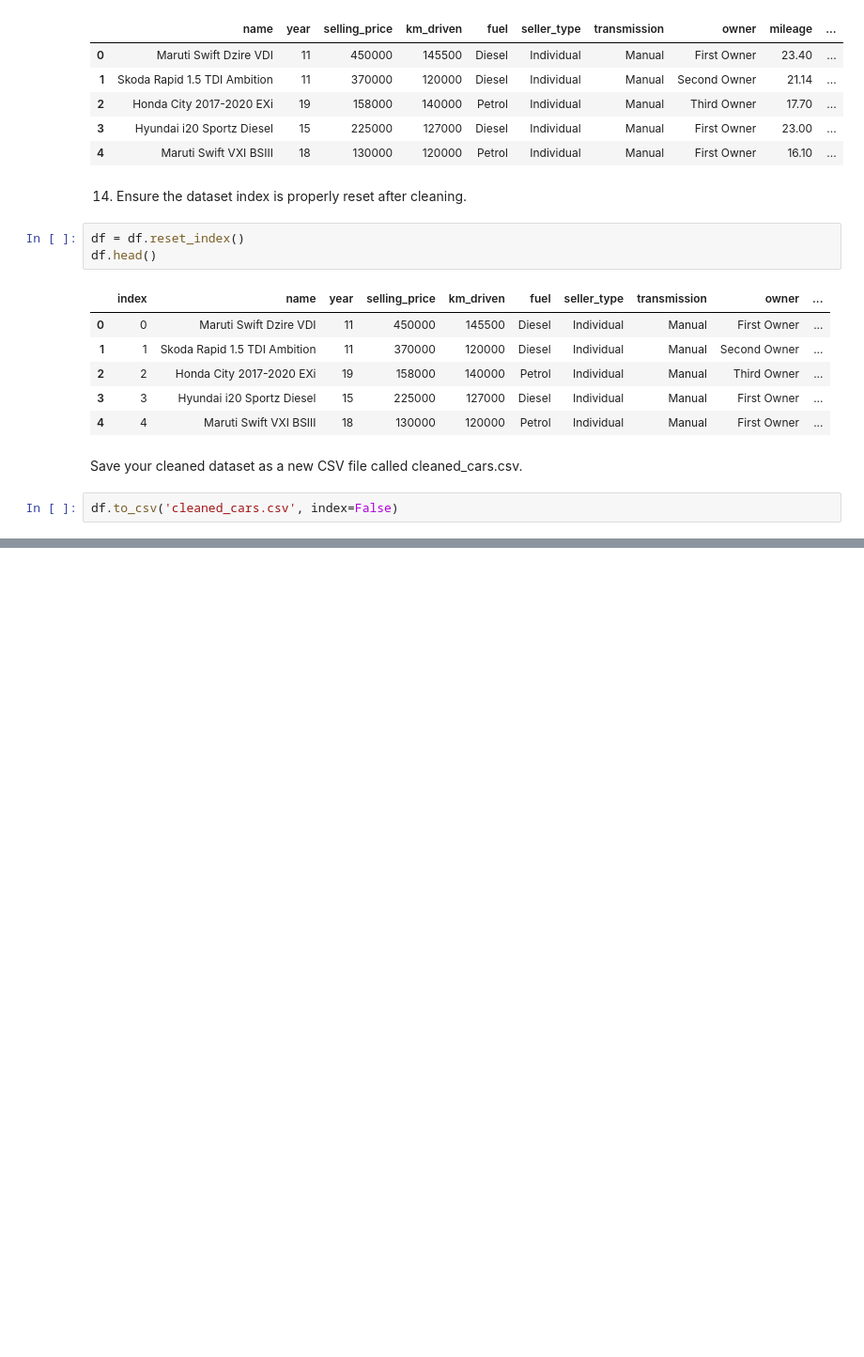
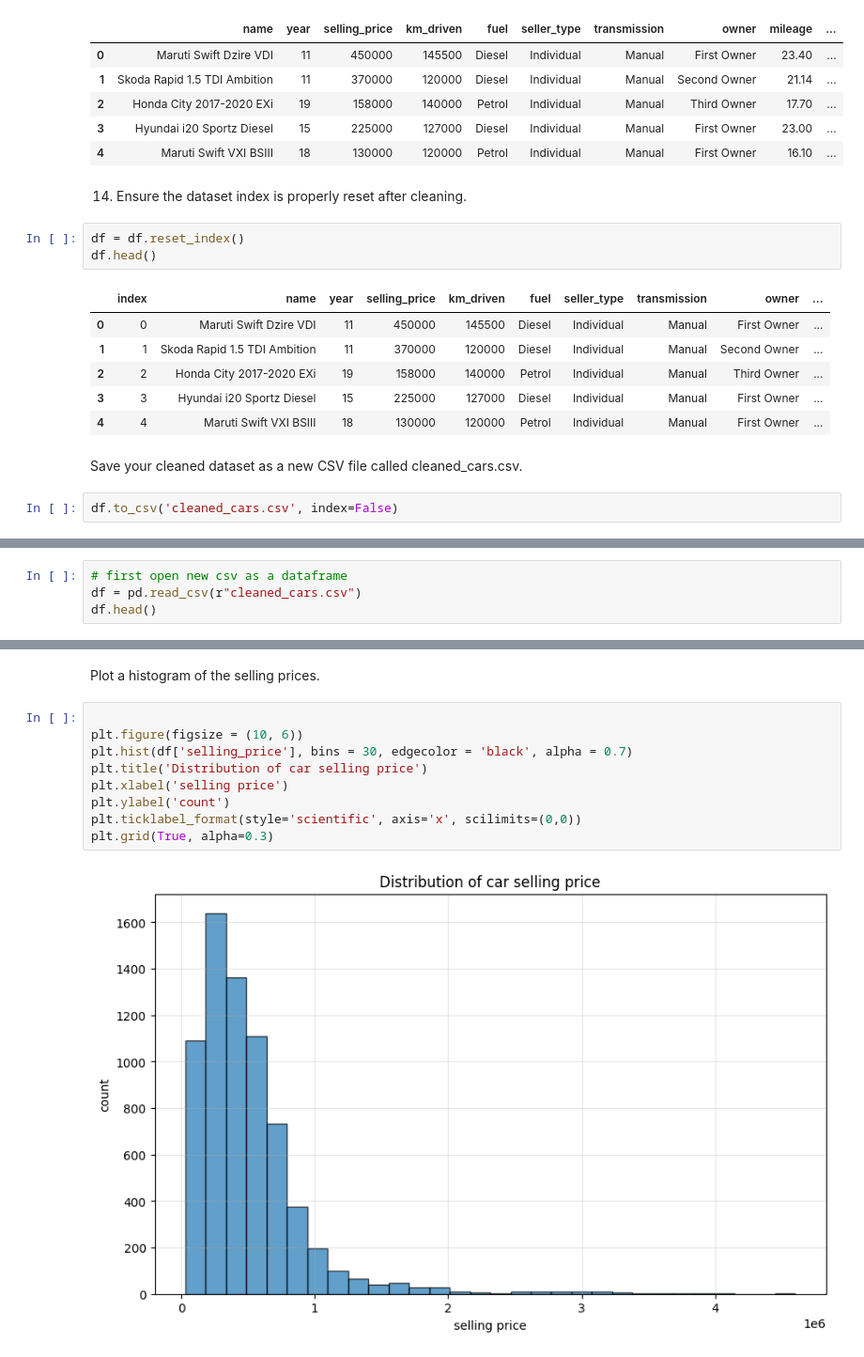
Before and after one commit to Cyrusz55/Car-Price-Prediction, a Jupyter notebook: Book1.ipynb, the cells around one changed output, grey strips where cells are left out. Shown at 94% size. Drawn from its saved outputs; the diff is of its cells as text; blank space fills up the shorter version.

```diff
--- a/Book1.ipynb
+++ b/Book1.ipynb
@@ -368,0 +372,4 @@ df.to_csv('cleaned_cars.csv', index=False)
+# %%
+# first open new csv as a dataframe
+df = pd.read_csv(r"cleaned_cars.csv")
+df.head()
@@ -368,0 +405,13 @@ df.to_csv('cleaned_cars.csv', index=False)
+# %% [markdown]
+Plot a histogram of the selling prices.
+# %%
+
+plt.figure(figsize = (10, 6))
+plt.hist(df['selling_price'], bins = 30, edgecolor = 'black', alpha = 0.7)
+plt.title('Distribution of car selling price')
+plt.xlabel('selling price')
+plt.ylabel('count')
+plt.ticklabel_format(style='scientific', axis='x', scilimits=(0,0))
+plt.grid(True, alpha=0.3)
+# %% [output]
+[figure, added]
```
Also changed, not shown: parts of 21 cells of this notebook.
